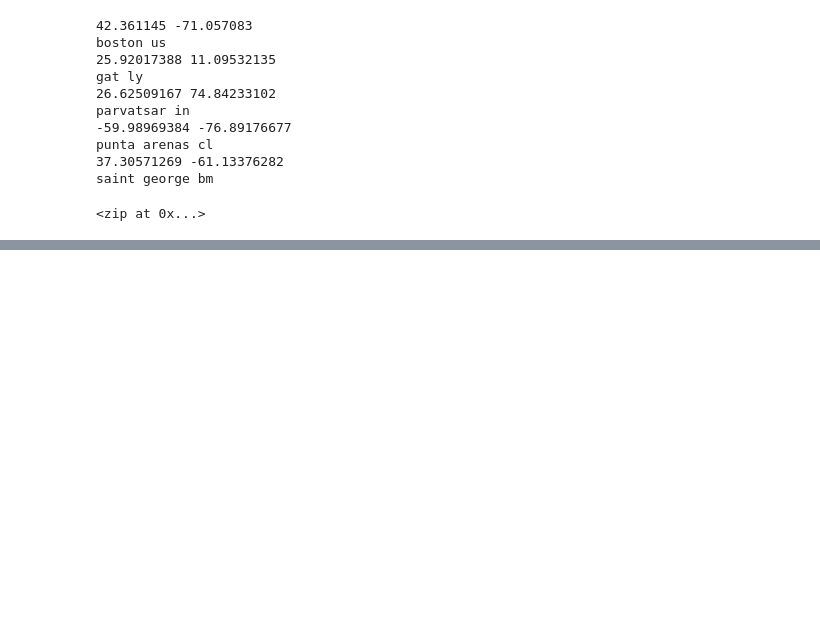
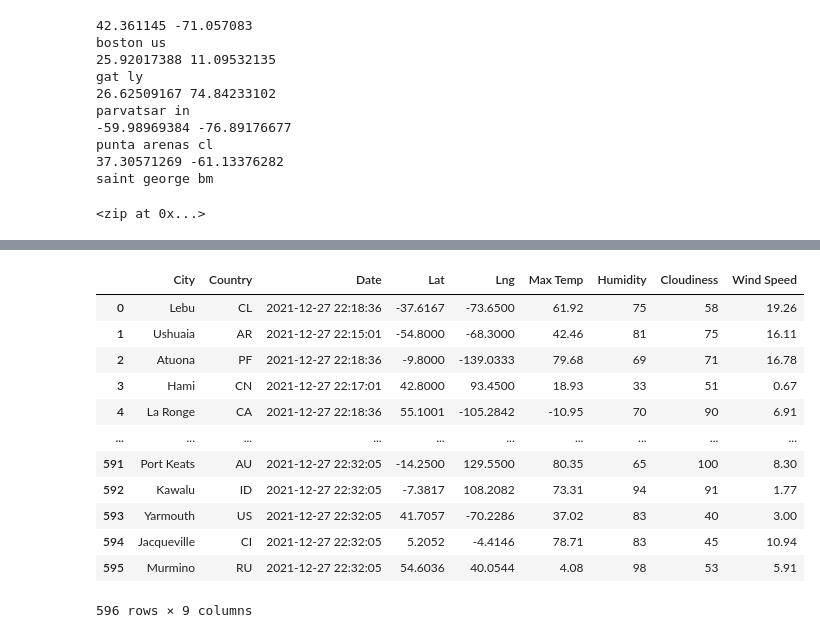
Before and after one commit to Irina-Preotescu/World_Weather_Analysis, a Jupyter notebook: API_practice.ipynb, the cells around one changed output, grey strips where cells are left out. Saved outputs shown, nothing was run; the diff lists cells and outputs as text; code cells hidden in the pictures; blank space fills up the shorter version.

```diff
--- a/API_practice.ipynb
+++ b/API_practice.ipynb
@@ -29,13 +227,17 @@ coordinates
 # %%
 # Create a list for holding the cities.
 cities = []
-# Identify the nearest city for each latitude and longitude combination.
-for coordinate in coordinates:
-    city = citipy.nearest_city(coordinate[0], coordinate[1]).city_name
 
-    # If the city is unique, then we will add it to the cities list.
+
+# Identify nearest city for each latitude and longitude combination
+for lat,lng in coordinates.items():
+#     print(lat, ":", lng)
+    city = citipy.nearest_city(lat, lng).city_name
+
+    # If the city is unique, then add it to a our cities list
     if city not in cities:
         cities.append(city)
-# Print the city count to confirm sufficient count.
+
+# Print the city count to confirm sufficient count
 len(cities)
 # %% [output]
@@ -42,0 +245,15 @@ len(cities)
+# %%
+# Loop through all the cities in our list.
+import time
+from tqdm import tqdm
+set_count = 0
+for i in tqdm(range(len(cities))):
+
+    # Group cities in sets of 50 for logging purposes.
+    if (i % 50 == 0 and i >= 50):
+        set_count += 1
+        record_count = 1
+        time.sleep(60)
+
+    # Create endpoint URL with each city.
+    city_url = url + "&q=" + cities[i]
@@ -42,0 +344,5 @@ len(cities)
+# %%
+import pandas as pd
+# Convert the array of dictionaries to a Pandas DataFrame.
+city_data_df = pd.DataFrame(city_data)
+city_data_df.head(10)
@@ -42,0 +361,19 @@ len(cities)
+# %%
+new_column_order = ["City", "Country", "Date", "Lat", "Lng", "Max Temp", "Humidity", "Cloudiness", "Wind Speed"]
+city_data_df = city_data_df[new_column_order]
+# %%
+city_data_df
+# %% [output]
+|  | City | Country | Date | Lat | Lng | Max Temp | Humidity | Cloudiness | Wind Speed |
+| 0 | Lebu | CL | 2021-12-27 22:18:36 | -37.6167 | -73.6500 | 61.92 | 75 | 58 | 19.26 |
+| 1 | Ushuaia | AR | 2021-12-27 22:15:01 | -54.8000 | -68.3000 | 42.46 | 81 | 75 | 16.11 |
+| 2 | Atuona | PF | 2021-12-27 22:18:36 | -9.8000 | -139.0333 | 79.68 | 69 | 71 | 16.78 |
+| 3 | Hami | CN | 2021-12-27 22:17:01 | 42.8000 | 93.4500 | 18.93 | 33 | 51 | 0.67 |
+| 4 | La Ronge | CA | 2021-12-27 22:18:36 | 55.1001 | -105.2842 | -10.95 | 70 | 90 | 6.91 |
+| ... | ... | ... | ... | ... | ... | ... | ... | ... | ... |
+| 591 | Port Keats | AU | 2021-12-27 22:32:05 | -14.2500 | 129.5500 | 80.35 | 65 | 100 | 8.30 |
+| 592 | Kawalu | ID | 2021-12-27 22:32:05 | -7.3817 | 108.2082 | 73.31 | 94 | 91 | 1.77 |
+| 593 | Yarmouth | US | 2021-12-27 22:32:05 | 41.7057 | -70.2286 | 37.02 | 83 | 40 | 3.00 |
+| 594 | Jacqueville | CI | 2021-12-27 22:32:05 | 5.2052 | -4.4146 | 78.71 | 83 | 45 | 10.94 |
+| 595 | Murmino | RU | 2021-12-27 22:32:05 | 54.6036 | 40.0544 | 4.08 | 98 | 53 | 5.91 |
+596 rows × 9 columns
```
Also changed, not shown: parts of 28 cells of this notebook.
